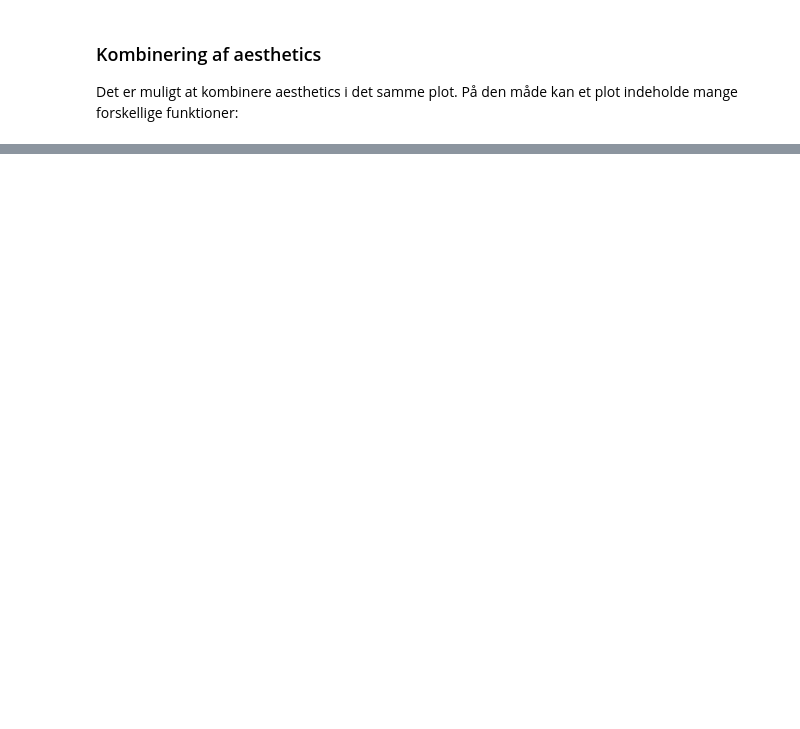
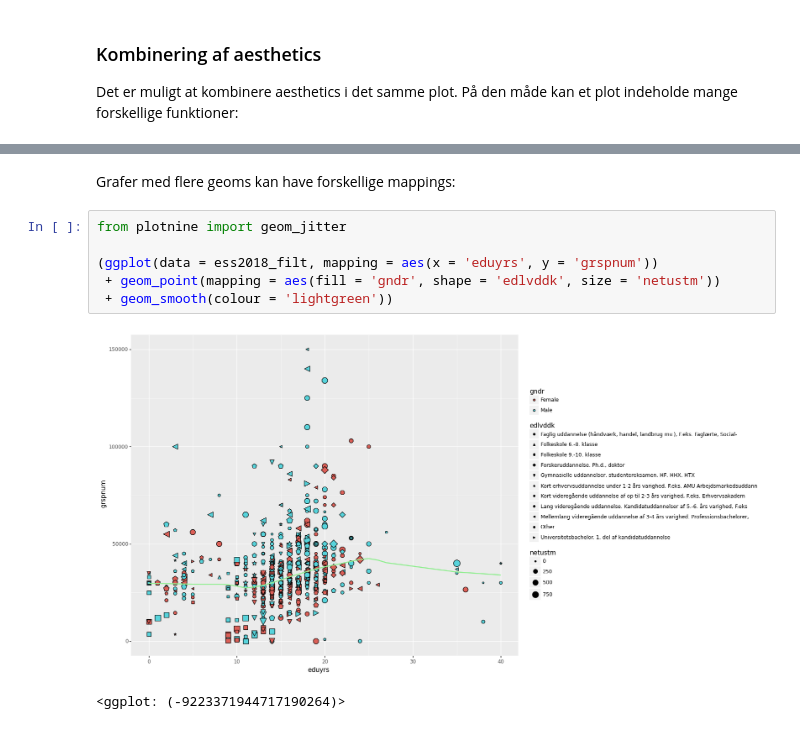
Before and after one commit to CALDISS-AAU/course_ddf, a Jupyter notebook: notebooks/08_eksplorative-metoder_tidsserier/03_visualisering-plotnine.ipynb, the cells around one changed output, grey strips where cells are left out. Cells and saved outputs as stored; diff of their text form; blank space fills up the shorter version.

```diff
--- a/notebooks/08_eksplorative-metoder_tidsserier/03_visualisering-plotnine.ipynb
+++ b/notebooks/08_eksplorative-metoder_tidsserier/03_visualisering-plotnine.ipynb
@@ -130,0 +166,11 @@ Det er muligt at kombinere aesthetics i det samme plot. På den måde kan et plo
+# %% [markdown]
+Grafer med flere geoms kan have forskellige mappings:
+# %%
+from plotnine import geom_jitter
+
+(ggplot(data = ess2018_filt, mapping = aes(x = 'eduyrs', y = 'grspnum'))
+ + geom_point(mapping = aes(fill = 'gndr', shape = 'edlvddk', size = 'netustm'))
+ + geom_smooth(colour = 'lightgreen'))
+# %% [output]
+[figure, added]
+<ggplot: (-9223371944717190264)>
```
Also changed, not shown: parts of 31 cells of this notebook, 3 other files.
